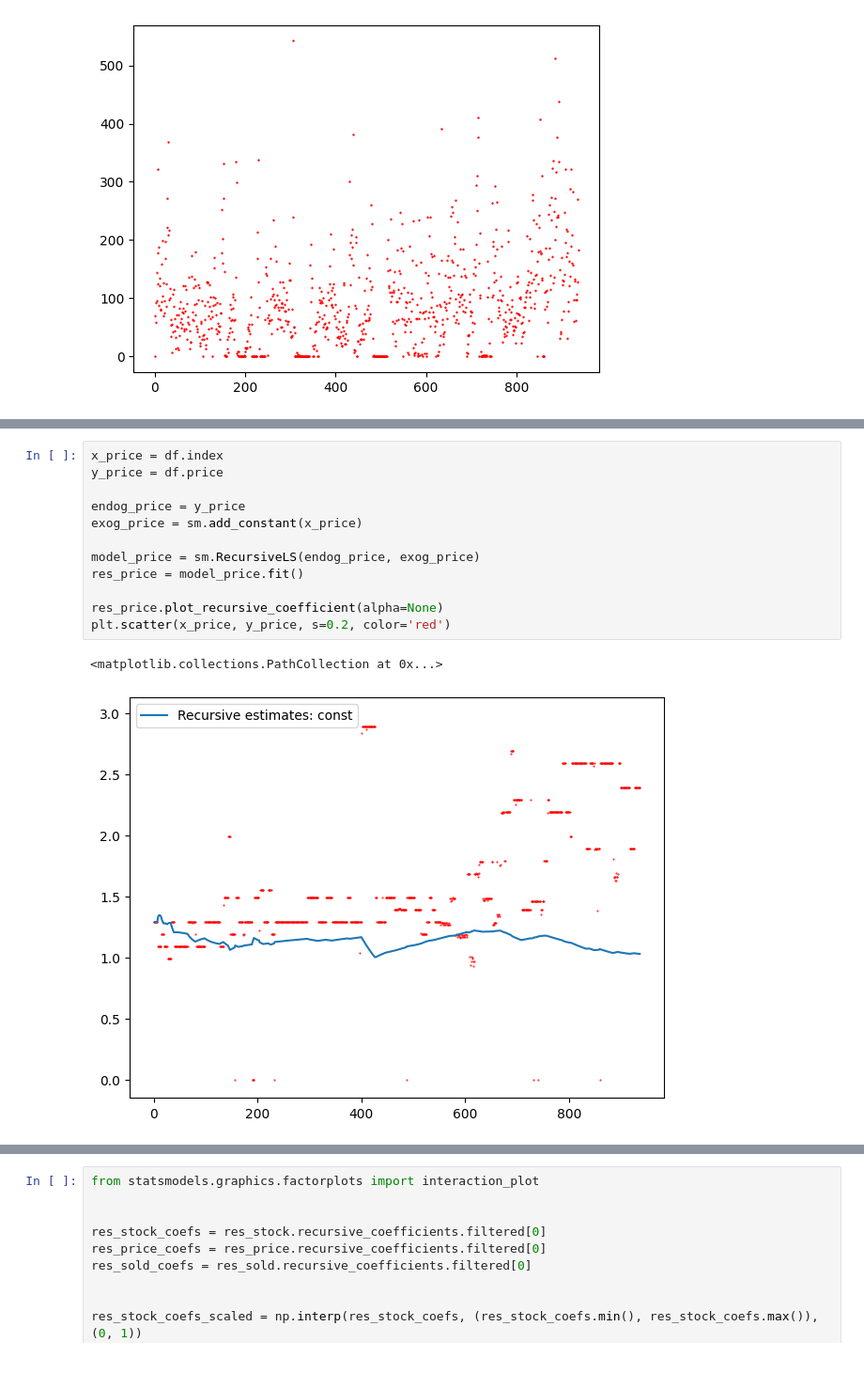
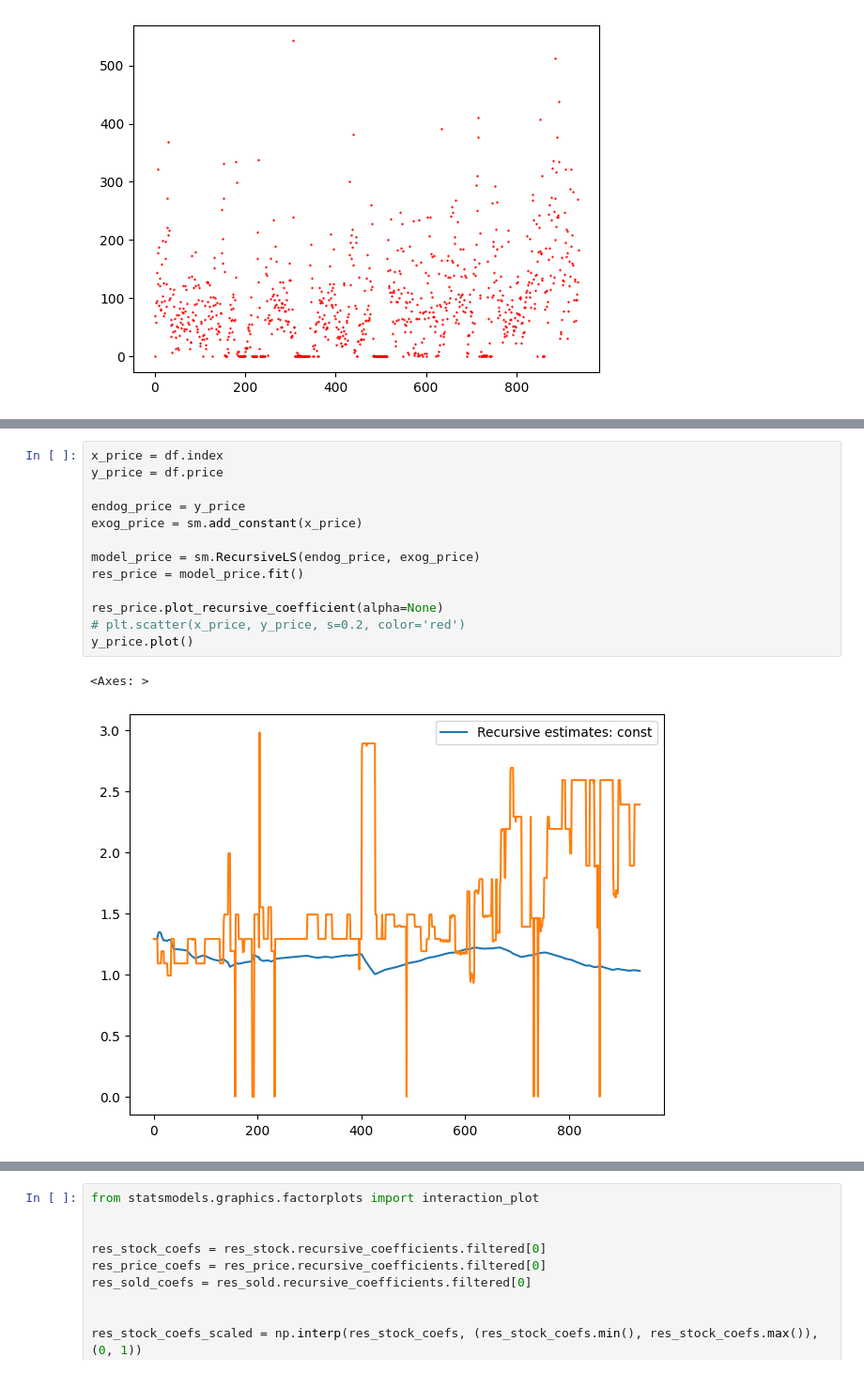
Before and after one commit to CepbluKot/info_processing_labs, a Jupyter notebook: lab1/main_lr1_automade_rlsm.ipynb, the cells around one changed output, grey strips where cells are left out. Shown: that part at 94% size. Cells and saved outputs as stored; diff of their text form.

```diff
--- a/lab1/main_lr1_automade_rls.ipynb
+++ b/lab1/main_lr1_automade_rlsm.ipynb
@@ -47,18 +48,19 @@ plt.scatter(x_sold, y_sold, s=0.2, color='red')
 # %%
 x_price = df.index
 y_price = df.price
 
 endog_price = y_price
 exog_price = sm.add_constant(x_price)
 
 model_price = sm.RecursiveLS(endog_price, exog_price)
 res_price = model_price.fit()
 
 res_price.plot_recursive_coefficient(alpha=None)
-plt.scatter(x_price, y_price, s=0.2, color='red')
+# plt.scatter(x_price, y_price, s=0.2, color='red')
+y_price.plot()
 # %% [output]
-<matplotlib.collections.PathCollection at 0x...>
+<Axes: >
-[figure, old version]
+[figure, new version]
 # %%
 x_stock = df.index
 y_stock = df.stock
```
Also changed, not shown: parts of 2 cells of this notebook, 5 other files.
